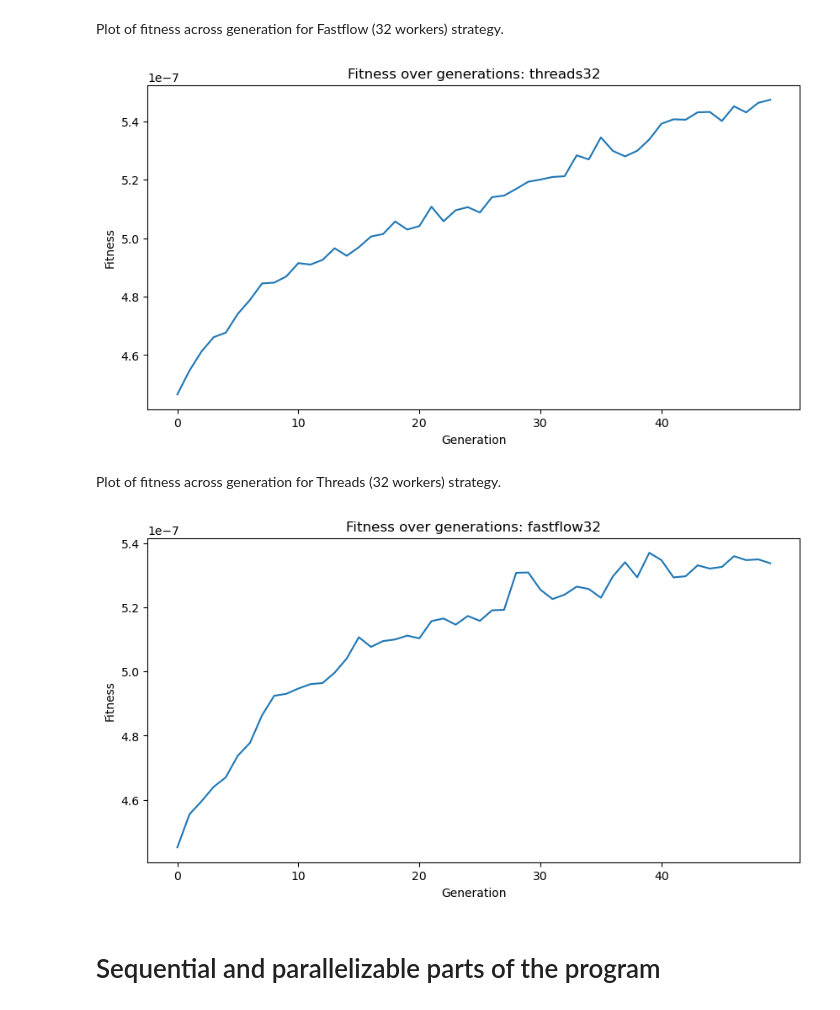
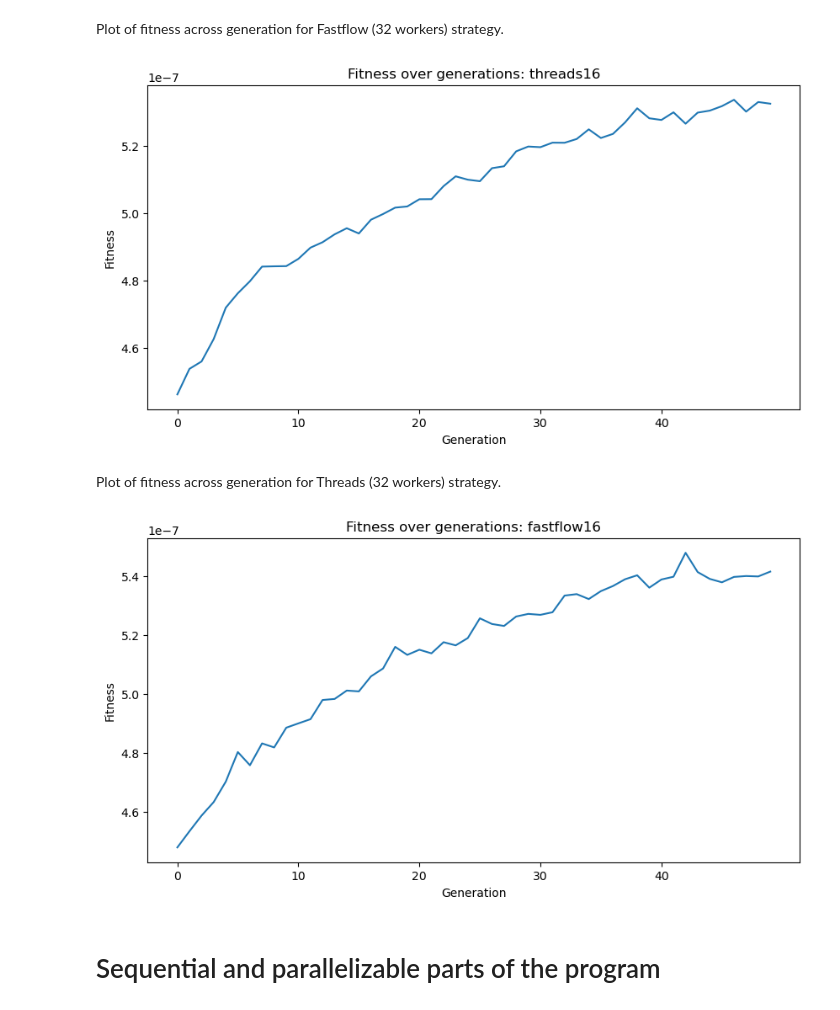
Before and after one commit to giacomo-cgn/parallel-genetic-tsp, a Jupyter notebook: plots.ipynb, the cells around one changed output. Saved outputs shown, nothing was run; the diff lists cells and outputs as text; code cells hidden in the pictures.

```diff
--- a/plots.ipynb
+++ b/plots.ipynb
@@ -39,26 +39,26 @@ plt.show()
 Plot of fitness across generation for Fastflow (32 workers) strategy.
 # %%
 plt.figure(figsize=(10, 5))
-plt.plot(df_fitness.iloc[11, 1:])
-plt.title('Fitness over generations: ' + df_fitness.iloc[11, 0])
+plt.plot(df_fitness.iloc[17, 1:])
+plt.title('Fitness over generations: ' + df_fitness.iloc[17, 0])
 plt.xlabel('Generation')
 plt.ylabel('Fitness')
 plt.xticks(ticks=np.arange(0, 50, 10), labels=np.arange(0, 50, 10))
 plt.show()
 # %% [output]
-[figure, old version]
+[figure, new version]
 # %% [markdown]
 Plot of fitness across generation for Threads (32 workers) strategy.
 # %%
 plt.figure(figsize=(10, 5))
-plt.plot(df_fitness.iloc[12, 1:])
-plt.title('Fitness over generations: ' + df_fitness.iloc[12, 0])
+plt.plot(df_fitness.iloc[18, 1:])
+plt.title('Fitness over generations: ' + df_fitness.iloc[18, 0])
 plt.xlabel('Generation')
 plt.ylabel('Fitness')
 plt.xticks(ticks=np.arange(0, 50, 10), labels=np.arange(0, 50, 10))
 plt.show()
 # %% [output]
-[figure, old version]
+[figure, new version]
 # %% [markdown]
 # Sequential and parallelizable parts of the program
 # %%
```
Also changed, not shown: parts of 14 cells of this notebook, 8 other files.
